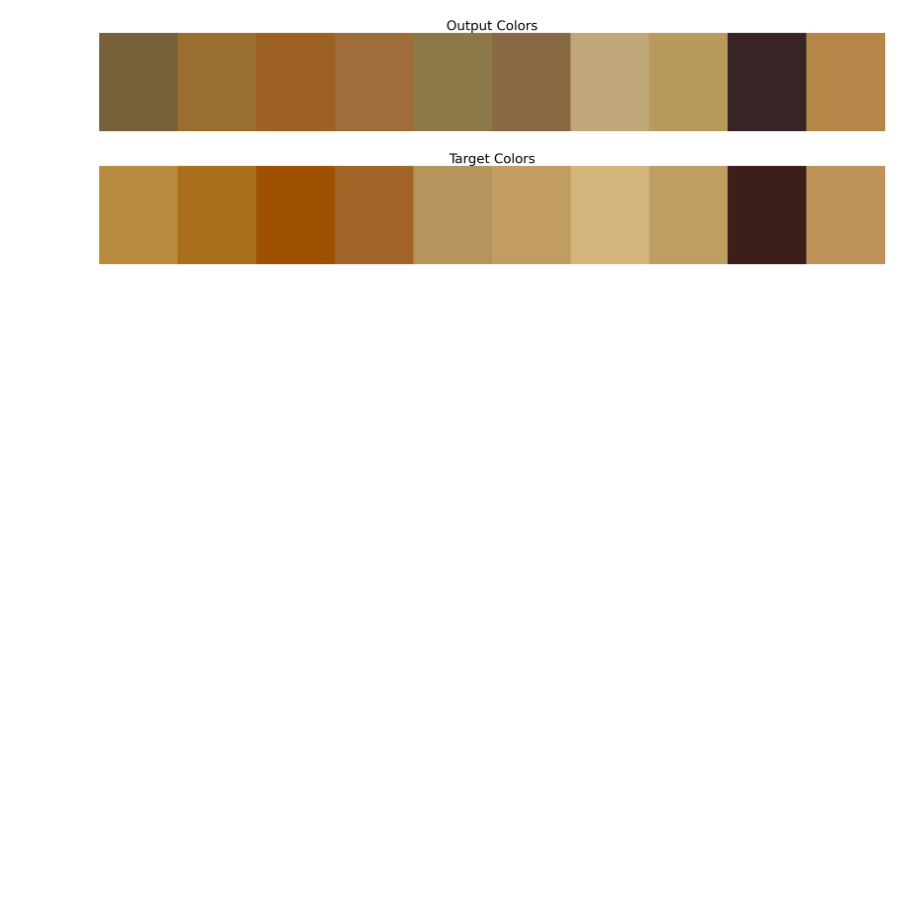
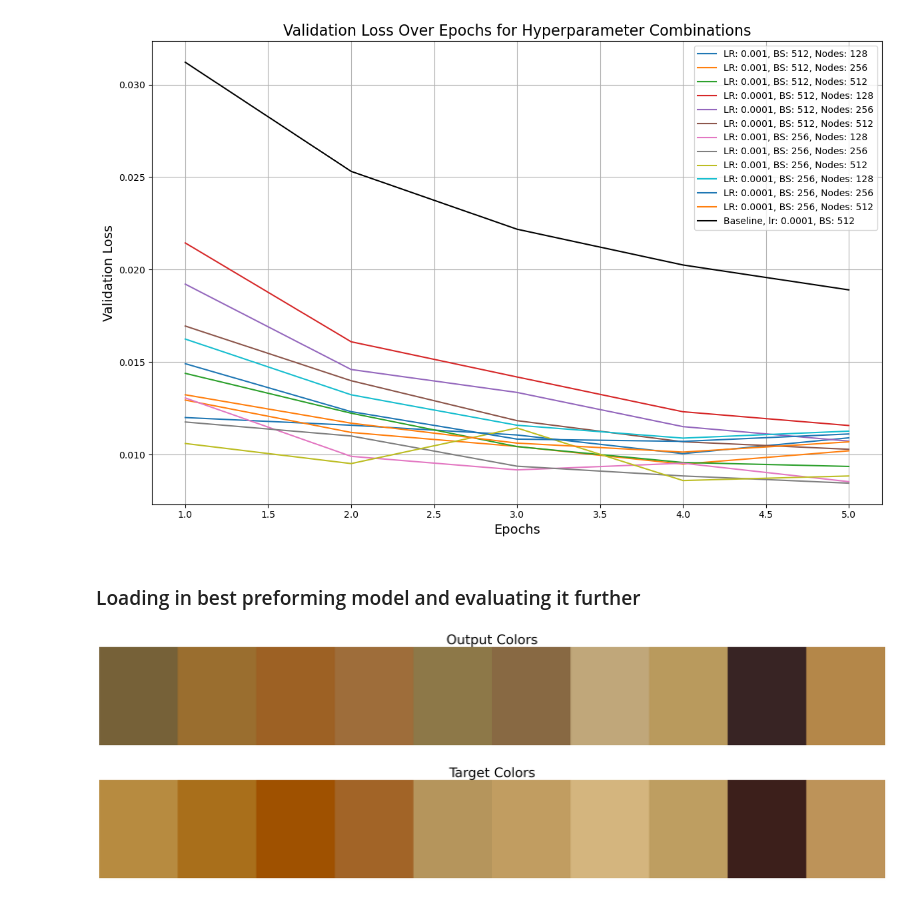
Before and after one commit to CS-433/ml-project-2-kalamariunionen, a Jupyter notebook: analysis_resnet.ipynb, the cells around one changed output. Cells and saved outputs as stored; diff of their text form; code cells hidden in the pictures; blank space fills up the shorter version.

```diff
--- a/analysis_resnet.ipynb
+++ b/analysis_resnet.ipynb
@@ -47,0 +118,49 @@ def convert(tensors):
+# %%
+val_loss = get_loss(sorted_file_paths)
+
+val_loss_baseline = get_loss(baseline_file_path)
+# %%
+hparam_space = {
+            "batch_size": [512,256],
+            "lr": [0.001, 0.0001],
+            "nodes": [128, 256, 512]
+        }
+
+# Generate combinations of hyperparameters
+keys, values = zip(*hparam_space.items())
+hparam_combinations = [dict(zip(keys, v)) for v in product(*values)]
+# %%
+results_val = {}
+#Tuning hyperparameters
+for i,hparams in enumerate(hparam_combinations):
+    # Extract hyperparameters for this iteration
+    batch_size = hparams["batch_size"]
+    learning_rate = hparams["lr"]
+    nodes = hparams["nodes"]
+
+    # Store the results using a tuple key
+    results_val[(learning_rate, batch_size, nodes)] = val_loss[i]
+# %%
+plt.figure(figsize=(12, 8))
+
+for (lr, batch_size, nodes), losses in results_val.items():
+    epochs = range(1, len(losses) + 1)
+    label = f"LR: {lr}, BS: {batch_size}, Nodes: {nodes}"
+    plt.plot(epochs, losses, label=label)
+
+plt.plot(epochs,val_loss_baseline[0], color='black', label='Baseline, lr: 0.0001, BS: 512')
+
+# Add labels, legend, and title
+plt.xlabel("Epochs", fontsize=14)
+plt.ylabel("Validation Loss", fontsize=14)
+plt.title("Validation Loss Over Epochs for Hyperparameter Combinations", fontsize=16)
+plt.legend(fontsize=10)
+plt.grid(True)
+
+# Show the plot
+plt.tight_layout()
+plt.show()
+# %% [output]
+[figure, added]
+# %% [markdown]
+### Loading in best preforming model and evaluating it further
```
Also changed, not shown: parts of 34 cells of this notebook, 13 other files.
